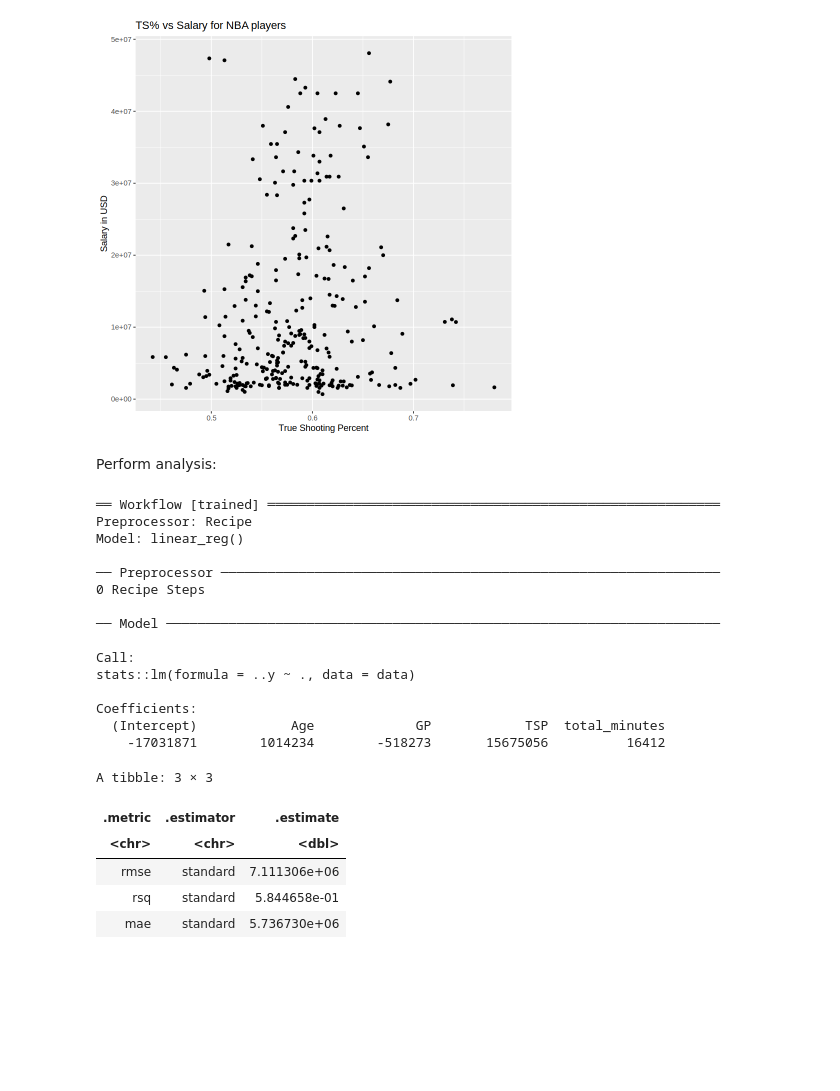
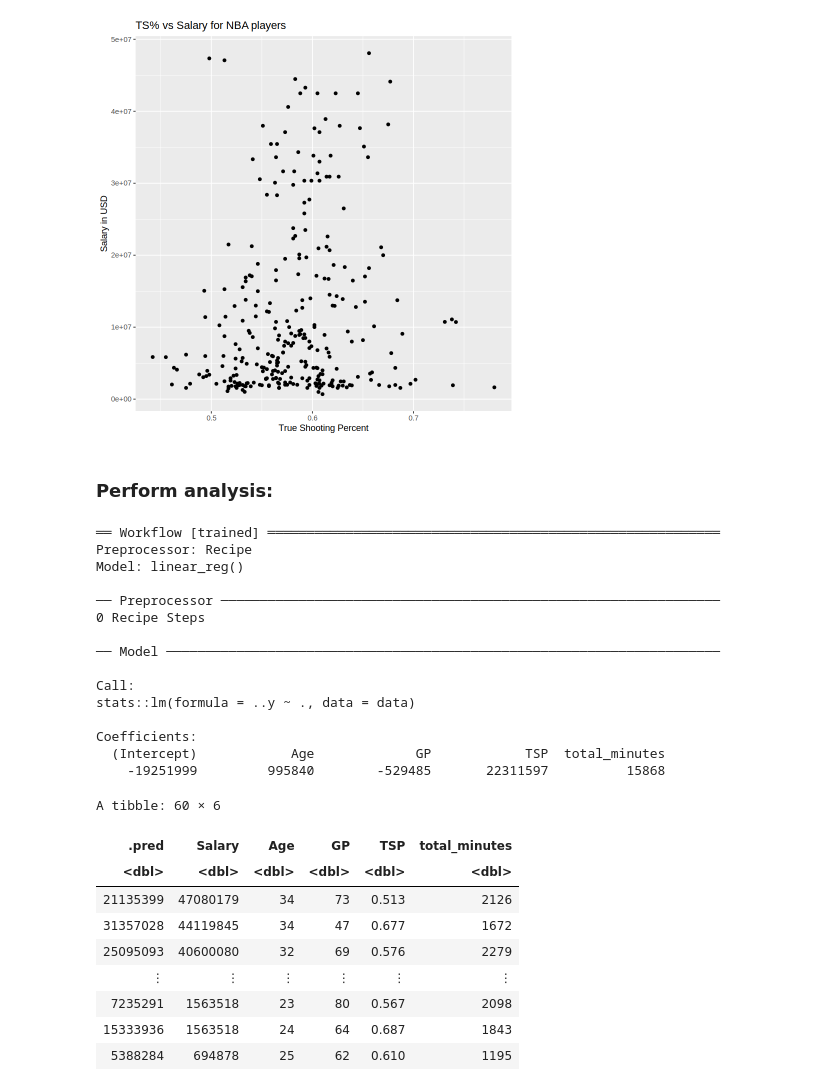
Before and after one commit to Kotaro16/DSCI_100_Group_Project, a Jupyter notebook: nba_22_23_proposal.ipynb, the cells around one changed output. Saved outputs shown, nothing was run; the diff lists cells and outputs as text; code cells hidden in the pictures; blank space fills up the shorter version.

```diff
--- a/nba_22_23_proposal.ipynb
+++ b/nba_22_23_proposal.ipynb
@@ -197,10 +193,10 @@ nba_salary_TSP_plot
 [figure]
 [figure]
 # %% [markdown]
-Perform analysis:
+### Perform analysis:
 # %%
 set.seed(1)
-nba_split <- initial_split(nba_filtered2, prop = 0.6, strata = Salary)
+nba_split <- initial_split(nba_filtered2, prop = 0.8, strata = Salary)
 nba_training <- training(nba_split) #training data
 nba_testing <- testing(nba_split) #testing data
 # %%
@@ -231,17 +227,20 @@ stats::lm(formula = ..y ~ ., data = data)
 
 Coefficients:
   (Intercept)            Age             GP            TSP  total_minutes
-    -17031871        1014234        -518273       15675056          16412
+    -19251999         995840        -529485       22311597          15868
 # %%
 nba_test_results <- nba_fit |>
-  predict(nba_testing) |> # make predictions on the test data set
-  bind_cols(nba_testing) |>
-  metrics(truth = Salary, estimate = .pred)
+  predict(nba_testing) |>
+  bind_cols(nba_testing)
 nba_test_results
 # %% [output]
-A tibble: 3 × 3
+A tibble: 60 × 6
-| .metric | .estimator | .estimate |
-| <chr> | <chr> | <dbl> |
-| rmse | standard | 7.111306e+06 |
-| rsq | standard | 5.844658e-01 |
-| mae | standard | 5.736730e+06 |
+| .pred | Salary | Age | GP | TSP | total_minutes |
+| <dbl> | <dbl> | <dbl> | <dbl> | <dbl> | <dbl> |
+| 21135399 | 47080179 | 34 | 73 | 0.513 | 2126 |
+| 31357028 | 44119845 | 34 | 47 | 0.677 | 1672 |
+| 25095093 | 40600080 | 32 | 69 | 0.576 | 2279 |
+| ⋮ | ⋮ | ⋮ | ⋮ | ⋮ | ⋮ |
+| 7235291 | 1563518 | 23 | 80 | 0.567 | 2098 |
+| 15333936 | 1563518 | 24 | 64 | 0.687 | 1843 |
+| 5388284 | 694878 | 25 | 62 | 0.610 | 1195 |
```
Also changed, not shown: parts of 11 cells of this notebook.
